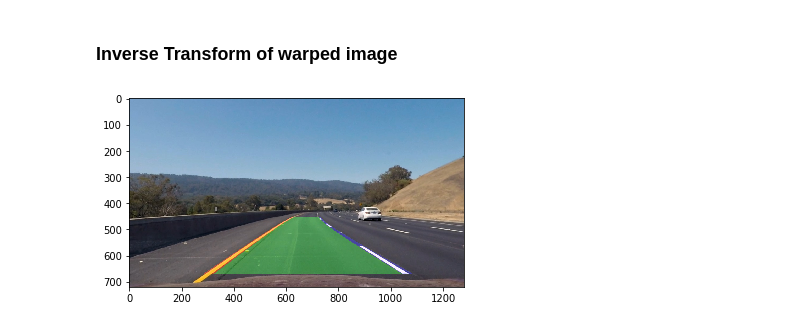
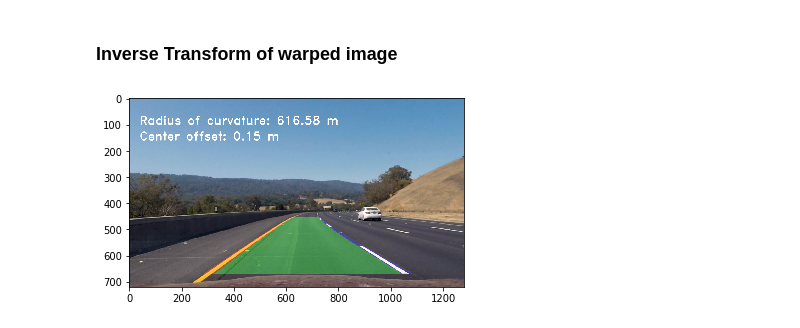
Before and after one commit to pateljay43/CarND-Advanced-Lane-Lines, a Jupyter notebook: P2.ipynb, the cells around one changed output. Saved outputs shown, nothing was run; the diff lists cells and outputs as text; code cells hidden in the pictures.

Commit message:
Add fit visual and final output image

```diff
--- a/P2.ipynb
+++ b/P2.ipynb
@@ -607,35 +608,36 @@ def inverse_transform(lanes, num_rows, Minv, img):
     right_line_window = np.array(np.flipud(np.transpose(np.vstack([right_x_predictions, y_points]))))
 
     line_points = np.vstack((left_line_window, right_line_window))
 
     cv2.fillPoly(out_img, np.int_([line_points]), [0,255,0])
     cv2.polylines(out_img, np.int_([left_line_window]), isClosed=False, color=(255,0,0), thickness=40)
     cv2.polylines(out_img, np.int_([right_line_window]), isClosed=False, color=(0,0,255), thickness=40)
 
     unwarped = cv2.warpPerspective(out_img, Minv, img_size , flags=cv2.INTER_LINEAR)
     roc = radius_of_curvature_text(lanes.left_x_predictions, lanes.right_x_predictions, num_rows)
     cof = center_offset_text(img, lanes.left_x_predictions, lanes.right_x_predictions)
     result = lanes.result
+    result = cv2.addWeighted(img, 1, unwarped, 0.3, 0)
     cv2.putText(result, roc, (40,100), cv2.FONT_HERSHEY_DUPLEX, 1.5, (255,255,255), 2, cv2.LINE_AA)
     cv2.putText(result, cof, (40,160), cv2.FONT_HERSHEY_DUPLEX, 1.5, (255,255,255), 2, cv2.LINE_AA)
-    result = cv2.addWeighted(img, 1, unwarped, 0.3, 0)
     return result
 
 def test_inverse_transform():
     img = mpimg.imread(test_dir+test_file)
     thresholded = threshold_image(img)
     img = undistort(img)
 
     image_shape = img.shape
     warped, M, Minv, src, dst = unwarp(thresholded)
     lines = sliding_window_search(warped)
     lanes = search_for_lane(lines)
     result = inverse_transform(lanes, lines.num_rows, Minv, img)
     plt.imshow(result)
+    plt.imsave(fname=output_dir+'8_Output.jpg', arr=warped)
 
 test_inverse_transform()
 # %% [output]
-[figure, old version]
+[figure, new version]
 # %%
 def pipeline(original_img):
     img = original_img.copy()
```
Also changed, not shown: parts of 2 cells of this notebook, 2 other files.
